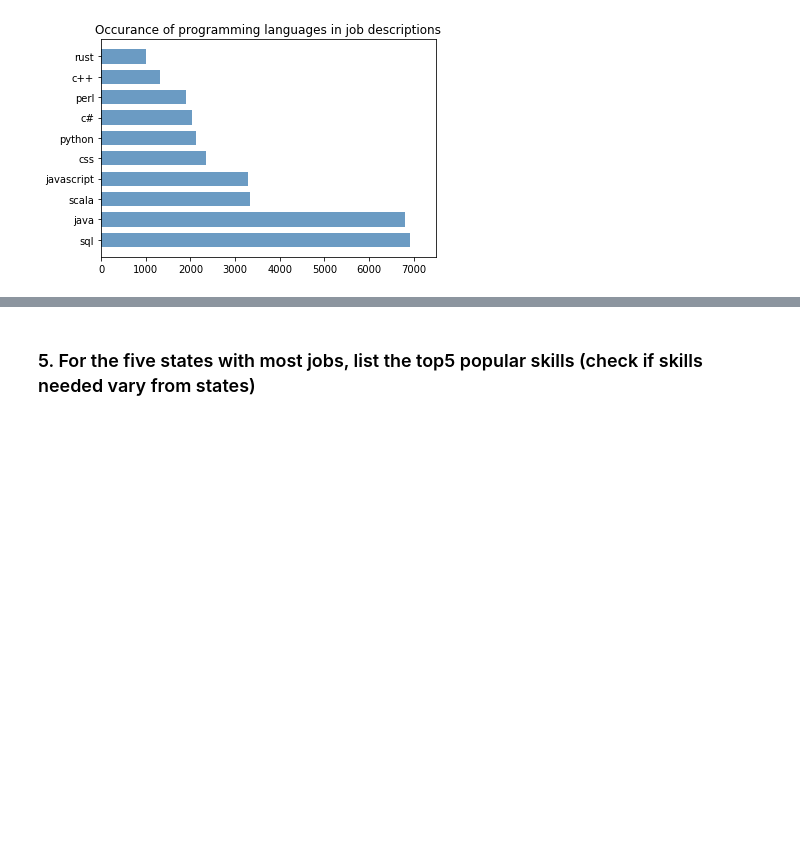
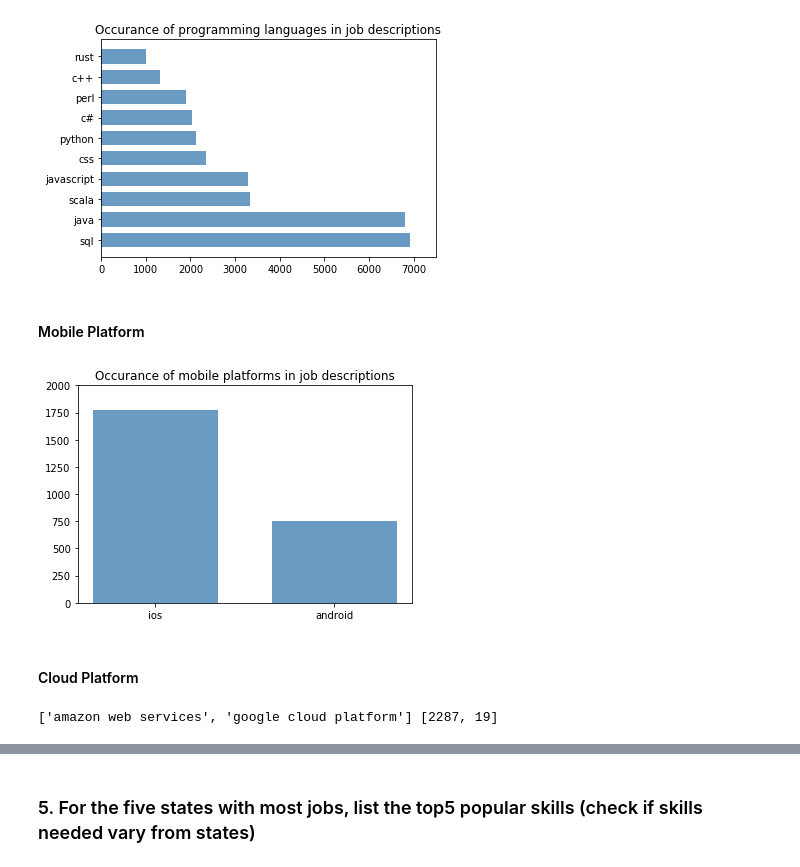
Before and after one commit to Leona-Hu/Skill-Finder, a Jupyter notebook: Skill_Finder_Analysis.ipynb, the cells around one changed output, grey strips where cells are left out. Cells and saved outputs as stored; diff of their text form; code cells hidden in the pictures; blank space fills up the shorter version.

Commit message:
add two more skill comparisons

```diff
--- a/Skill_Finder_Analysis.ipynb
+++ b/Skill_Finder_Analysis.ipynb
@@ -194,3 +194,17 @@ plt.show()
 [figure]
 # %% [markdown]
 ### 4. Among all the jobs, count the number of occurrence for each skill and list the top10 popular skills
+# %%
+def count_skill(skills):
+    dic = {}
+    for col in df.columns[5:][:-2]:
+        cnt = df[col].value_counts().get(1)
+        if cnt is not None and col in skills:
+            dic[col] = cnt
+    dic = sorted(dic.items(), key=lambda item: item[1], reverse=True)
+    label = []
+    cnt = []
+    for each in dic:
+        label.append(each[0])
+        cnt.append(each[1])
+    return label, cnt
@@ -283,0 +230,19 @@ plt.show()
+# %% [markdown]
+#### Mobile Platform
+# %%
+mob_platform = ['android', 'ios']
+mob_platform_label, mob_platform_cnt = count_skill(mob_platform)
+# %%
+plt.figure()
+plt.bar(range(2), mob_platform_cnt, width=0.7, color='steelblue', alpha=0.8)
+plt.xticks(range(2), mob_platform_label)
+plt.ylim(0,2000)
+plt.xlabel("")
+plt.title("Occurance of mobile platforms in job descriptions")
+# for x, y in enumerate(selects_job_num):
+#     plt.text(y + 0.2, x - 0.1, '%s' % y)
+plt.show()
+# %% [output]
+[figure, added]
+# %% [markdown]
+#### Cloud Platform
@@ -283,0 +252,9 @@ plt.show()
+# %%
+aws_index = cloud_platform_label.index('aws')
+del cloud_platform_label[aws_index]
+aws_cnt = cloud_platform_cnt[aws_index]
+del cloud_platform_cnt[aws_index]
+cloud_platform_cnt[cloud_platform_label.index('amazon web services')] += aws_cnt
+print(cloud_platform_label, cloud_platform_cnt)
+# %% [output]
+['amazon web services', 'google cloud platform'] [2287, 19]
```
Also changed, not shown: parts of 12 cells of this notebook.
